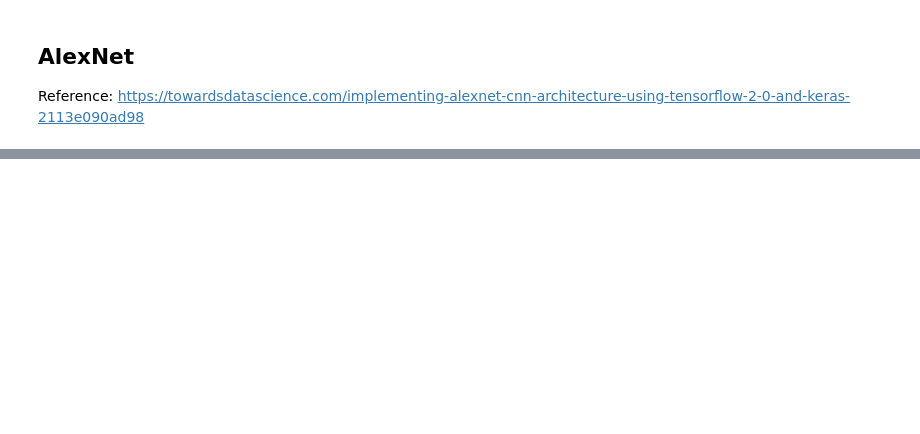
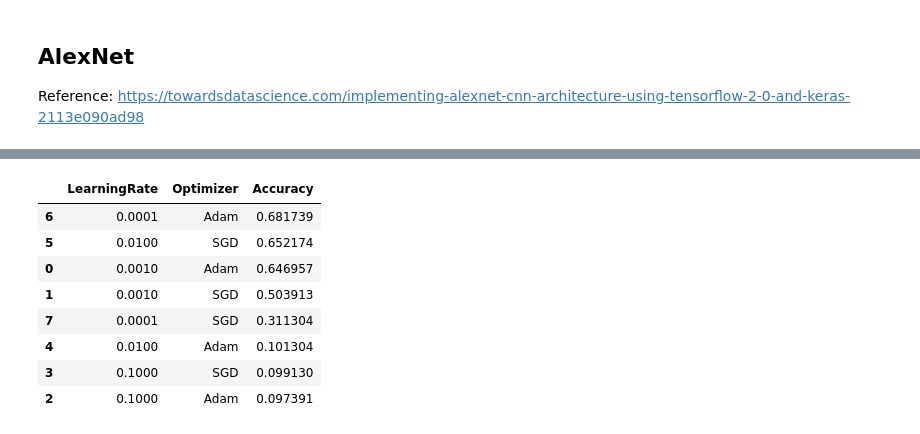
Before and after one commit to hyunsukr/DS6050-Final-Project, a Jupyter notebook: models/model.ipynb, the cells around one changed output, grey strips where cells are left out. Cells and saved outputs as stored; diff of their text form; code cells hidden in the pictures; blank space fills up the shorter version.

```diff
--- a/models/model.ipynb
+++ b/models/model.ipynb
@@ -236,0 +515,15 @@ scoreAlex = alexNet.evaluate(validation_ds)
+# %%
+alexnetdf = pd.DataFrame([[x[0], x[1], x[2][1]] for x in resultsAlexNet],
+                        columns=['LearningRate', 'Optimizer', 'Accuracy'])
+# %%
+alexnetdf.sort_values(by='Accuracy', ascending=False)
+# %% [output]
+|  | LearningRate | Optimizer | Accuracy |
+| 6 | 0.0001 | Adam | 0.681739 |
+| 5 | 0.0100 | SGD | 0.652174 |
+| 0 | 0.0010 | Adam | 0.646957 |
+| 1 | 0.0010 | SGD | 0.503913 |
+| 7 | 0.0001 | SGD | 0.311304 |
+| 4 | 0.0100 | Adam | 0.101304 |
+| 3 | 0.1000 | SGD | 0.099130 |
+| 2 | 0.1000 | Adam | 0.097391 |
```
Also changed, not shown: parts of 17 cells of this notebook.
